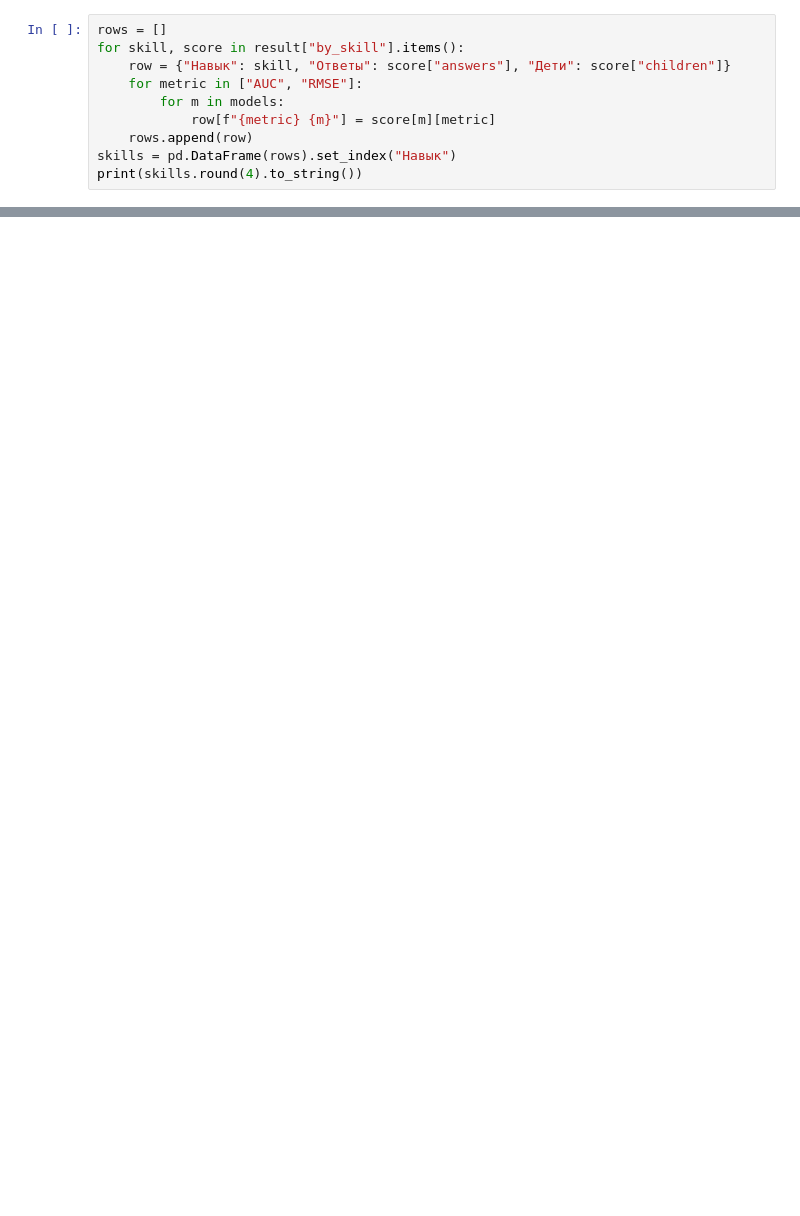
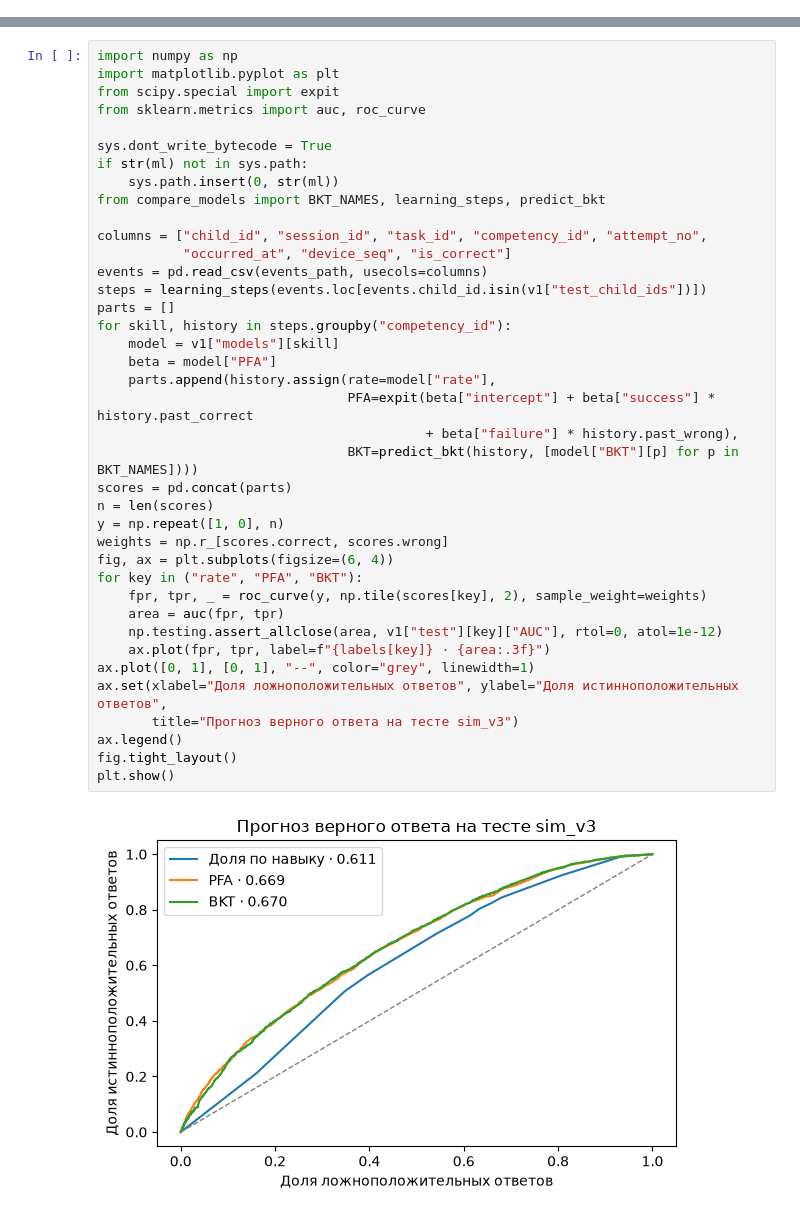
Before and after one commit to FrogFromTheSwamp/finny, a Jupyter notebook: ml/notebooks/03_knowledge_tracing.ipynb, the cells around one changed output, grey strips where cells are left out. Drawn from its saved outputs; the diff is of its cells as text; blank space fills up the shorter version.

Commit message:
docs: update knowledge tracing notebook with model and mastery evaluations

```diff
--- a/ml/notebooks/03_knowledge_tracing.ipynb
+++ b/ml/notebooks/03_knowledge_tracing.ipynb
@@ -41,10 +97,0 @@ BKT   0.6696  0.4549
-# %%
-rows = []
-for skill, score in result["by_skill"].items():
-    row = {"Навык": skill, "Ответы": score["answers"], "Дети": score["children"]}
-    for metric in ["AUC", "RMSE"]:
-        for m in models:
-            row[f"{metric} {m}"] = score[m][metric]
-    rows.append(row)
-skills = pd.DataFrame(rows).set_index("Навык")
-print(skills.round(4).to_string())
@@ -109,0 +152,41 @@ SEC-1   0.157    0.118    0.483   0.197
+# %%
+import numpy as np
+import matplotlib.pyplot as plt
+from scipy.special import expit
+from sklearn.metrics import auc, roc_curve
+
+sys.dont_write_bytecode = True
+if str(ml) not in sys.path:
+    sys.path.insert(0, str(ml))
+from compare_models import BKT_NAMES, learning_steps, predict_bkt
+
+columns = ["child_id", "session_id", "task_id", "competency_id", "attempt_no",
+           "occurred_at", "device_seq", "is_correct"]
+events = pd.read_csv(events_path, usecols=columns)
+steps = learning_steps(events.loc[events.child_id.isin(v1["test_child_ids"])])
+parts = []
+for skill, history in steps.groupby("competency_id"):
+    model = v1["models"][skill]
+    beta = model["PFA"]
+    parts.append(history.assign(rate=model["rate"],
+                                PFA=expit(beta["intercept"] + beta["success"] * history.past_correct
+                                          + beta["failure"] * history.past_wrong),
+                                BKT=predict_bkt(history, [model["BKT"][p] for p in BKT_NAMES])))
+scores = pd.concat(parts)
+n = len(scores)
+y = np.repeat([1, 0], n)
+weights = np.r_[scores.correct, scores.wrong]
+fig, ax = plt.subplots(figsize=(6, 4))
+for key in ("rate", "PFA", "BKT"):
+    fpr, tpr, _ = roc_curve(y, np.tile(scores[key], 2), sample_weight=weights)
+    area = auc(fpr, tpr)
+    np.testing.assert_allclose(area, v1["test"][key]["AUC"], rtol=0, atol=1e-12)
+    ax.plot(fpr, tpr, label=f"{labels[key]} · {area:.3f}")
+ax.plot([0, 1], [0, 1], "--", color="grey", linewidth=1)
+ax.set(xlabel="Доля ложноположительных ответов", ylabel="Доля истинноположительных ответов",
+       title="Прогноз верного ответа на тесте sim_v3")
+ax.legend()
+fig.tight_layout()
+plt.show()
+# %% [output]
+[figure, added]
```
Also changed, not shown: parts of 30 cells of this notebook, 1 other file.
